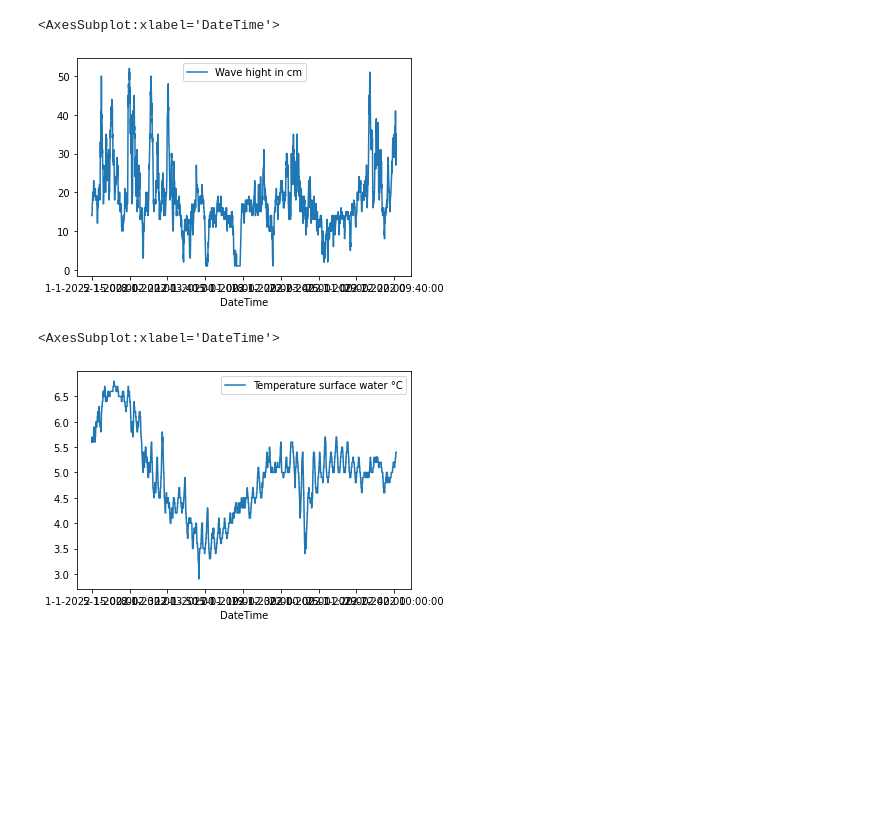
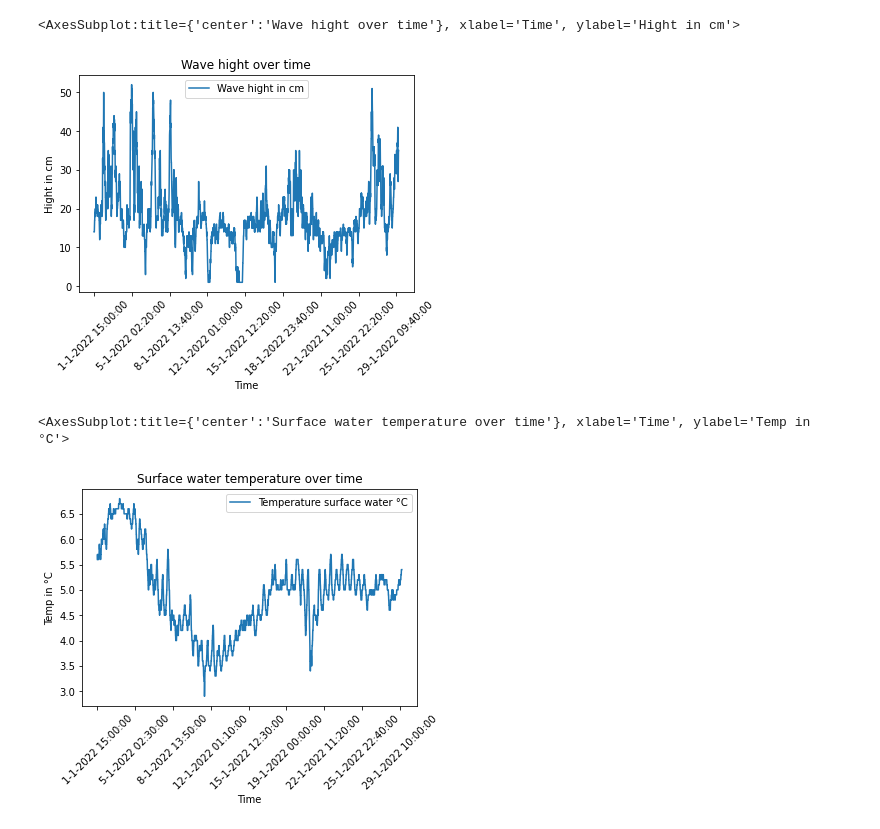
Before and after one commit to Pinatic/FinalAssignment, a Jupyter notebook: finalasgpieter.ipynb, the cells around one changed output. Saved outputs shown, nothing was run; the diff lists cells and outputs as text; code cells hidden in the pictures; blank space fills up the shorter version.

Commit message:
Cleanup and final changes
Added titles to plots and input for the file locations

```diff
--- a/finalasgpieter.ipynb
+++ b/finalasgpieter.ipynb
@@ -17,3 +17,12 @@ Temp = pd.read_csv("C:\\Users\\Pin\\Desktop\\DataSets\\NVT_T_NES.csv", sep = ";"
+# %%
+#Please put the file locations here:
+
+WaveHightFile = "FilePathHight"
+WaterTemperatureFile = "FilePathTemp"
+# %%
+def LoadData(Path):
+    DataFrame = pd.read_csv(Path, sep = ";", header = 0)
+    return DataFrame
 # %%
 def PrintAll(DataFrame):
     """
@@ -129,6 +138,9 @@ def ReGroup(Frame):
 
     return FrameGroupAll
 # %%
+Hight = LoadData(WaveHightFile)
+Temp = LoadData(WaterTemperatureFile)
+
 Hight = Preproccessing(Hight)
 Temp = Preproccessing(Temp)
 Frame = CombineFrames(Hight, Temp, "Hight", "Temp")
@@ -149,10 +148,10 @@ sns.lmplot(x="Temperature surface water °C", y="Wave hight in cm", data=Frame,
 # %%
-Hight.plot(x = "DateTime", y = "Wave hight in cm")
+Hight.plot(x = "DateTime", y = "Wave hight in cm", title = "Wave hight over time", xlabel = "Time", ylabel = "Hight in cm", rot = 45)
 # %% [output]
-<AxesSubplot:xlabel='DateTime'>
+<AxesSubplot:title={'center':'Wave hight over time'}, xlabel='Time', ylabel='Hight in cm'>
-[figure, old version]
+[figure, new version]
 # %%
-Temp.plot(x = "DateTime", y = "Temperature surface water °C")
+Temp.plot(x = "DateTime", y = "Temperature surface water °C", title = "Surface water temperature over time", xlabel = "Time", ylabel = "Temp in °C", rot = 45)
 # %% [output]
-<AxesSubplot:xlabel='DateTime'>
+<AxesSubplot:title={'center':'Surface water temperature over time'}, xlabel='Time', ylabel='Temp in °C'>
-[figure, old version]
+[figure, new version]
```
Also changed, not shown: parts of 10 cells of this notebook.
